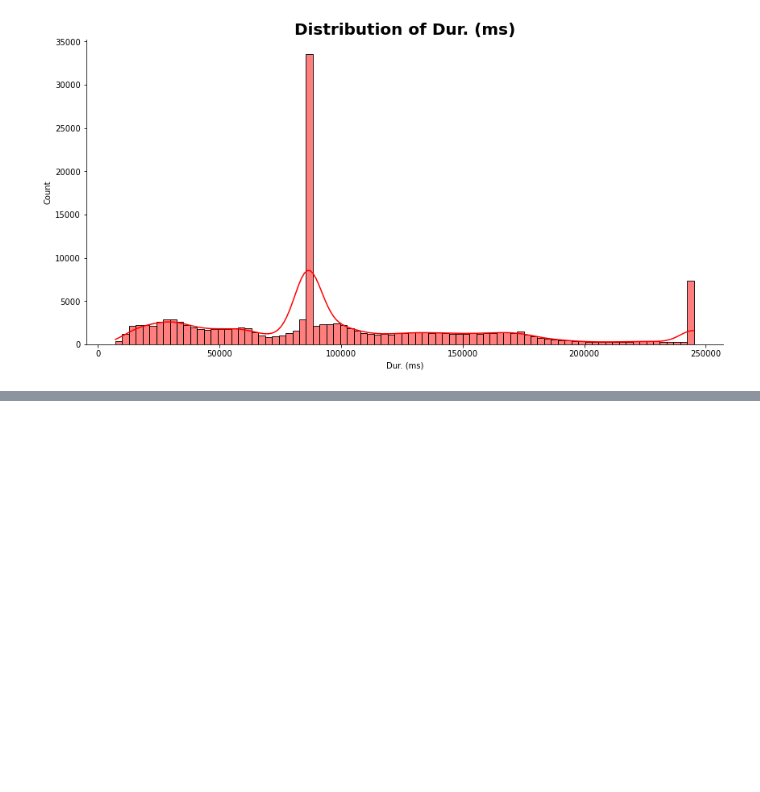
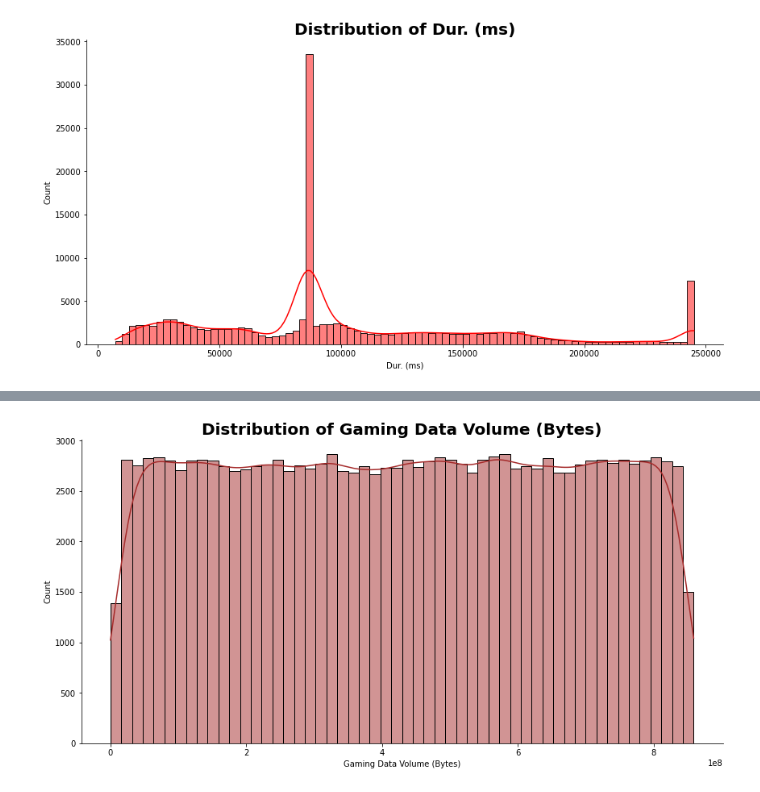
Before and after one commit to hikmab/User-Analytics-Telecomm-Industry, a Jupyter notebook: notebook/user over view analysis .ipynb, the cells around one changed output, grey strips where cells are left out. Saved outputs shown, nothing was run; the diff lists cells and outputs as text; code cells hidden in the pictures; blank space fills up the shorter version.

```diff
--- a/notebook/user over view analysis .ipynb
+++ b/notebook/user over view analysis .ipynb
@@ -743,0 +761,4 @@ plot_hist(db, 'Dur. (ms)', 'Red')
+# %%
+plot_hist(db, 'Gaming Data Volume (Bytes)', 'brown')
+# %% [output]
+[figure, added]
```
Also changed, not shown: parts of 14 cells of this notebook, 7 other files.
